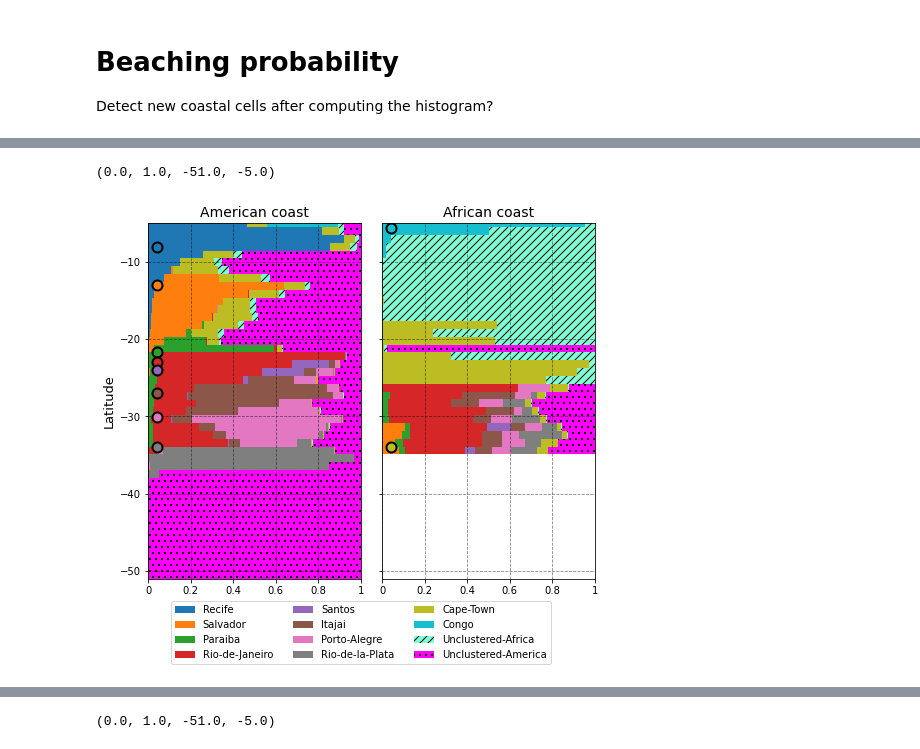
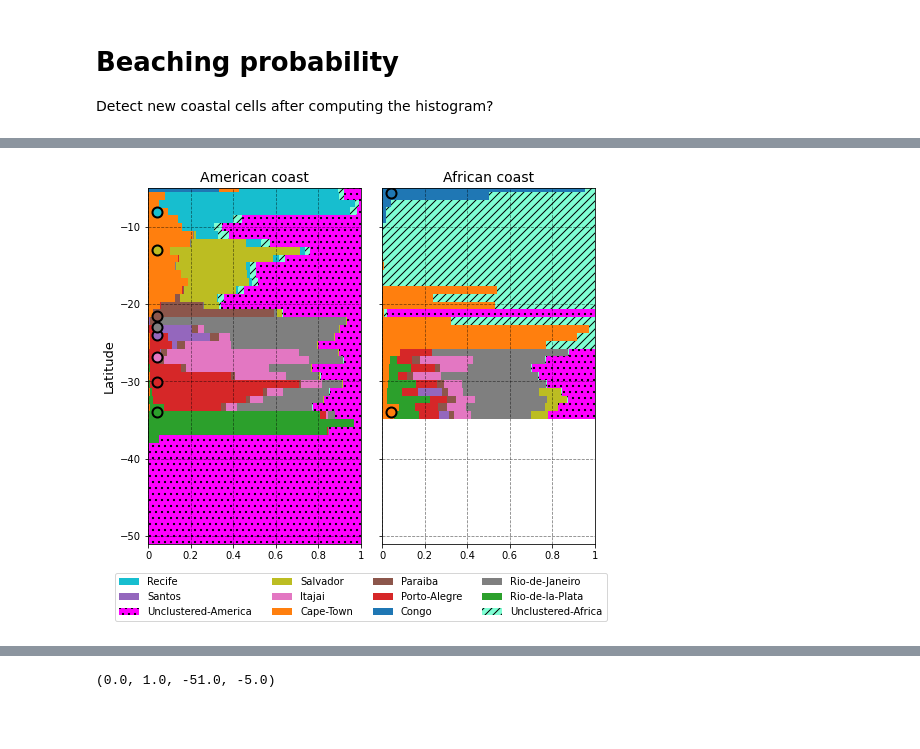
Before and after one commit to OceanParcels/BayesianAnalysis_SouthAtlantic, a Jupyter notebook: notebooks/article_plots.ipynb, the cells around one changed output, grey strips where cells are left out. Saved outputs shown, nothing was run; the diff lists cells and outputs as text; code cells hidden in the pictures; blank space fills up the shorter version.

Commit message:
Rearrange the plots. Update the notebooks and script for plotting

```diff
--- a/notebooks/article_plots.ipynb
+++ b/notebooks/article_plots.ipynb
@@ -46,2 +46,3 @@ ordered_labels = ['Recife',
 # %%
-clusters = ordered_labels[:-2]
+clusters = ordered_labels[:-1]
+clusters.pop(8)
@@ -89,6 +72,6 @@ Attributes:
 # %%
-labels = list(posterior.keys())
-labels.pop(-1)
+etiquetas = list(posterior.keys())
+etiquetas.pop(-1)
 # labels.pop(0)
 # %% [output]
 'counts'
@@ -563,6 +557,19 @@ Dimensions without coordinates: y
 african_sources = ['Congo', 'Cape-Town']
 american_sources = ['Paraiba', 'Itajai', 'Rio-de-la-Plata', 'Rio-de-Janeiro', 'Porto-Alegre', 'Santos',
                    'Recife', 'Salvador']
+# %%
+ordered_labels_2 = ['Recife',
+                 'Santos',
+                 'Unclustered-America',
+                   'Salvador',
+                    'Itajai',
+                    'Cape-Town',
+                    'Paraiba',
+                    'Porto-Alegre',
+                    'Congo',
+                    'Rio-de-Janeiro',
+                    'Rio-de-la-Plata',
+                    'Unclustered-Africa']
 # %%
 # x_colors = np.linspace(0,1, 9)
 # colors = cm.get_cmap('tab10')(x_colors)
@@ -574,64 +581,84 @@ ax = gs.subplots(sharey=True)
 lower_margin_am = 0
 lower_margin_af = 0
 
-for k, loc in enumerate(ordered_labels):
+handles = []
+
+for k, loc in enumerate(etiquetas):
 
     if loc in clusters:
         ax[0,0].barh(america['lat'], america[loc][0], label=loc, height=1.02,
                left=lower_margin_am, color=f'C{k}',align='center')
         lower_margin_am += np.nan_to_num(america[loc][0])
 
-        ax[0,1].barh(africa['lat'], africa[loc][0], height=1.02,
+        hdl = ax[0,1].barh(africa['lat'], africa[loc][0], height=1.02,
                left=lower_margin_af, color=f'C{k}', align='center')
         lower_margin_af += np.nan_to_num(africa[loc][0])
+
+        handles.append(hdl[0])
 
     elif loc=='Unclustered-Africa':
         ax[0,0].barh(america['lat'], america[loc][0], label=loc, height=1.02,
                left=lower_margin_am, color='aquamarine',align='center', hatch='///')
         lower_margin_am += np.nan_to_num(america[loc][0])
 
-        ax[0,1].barh(africa['lat'], africa[loc][0], height=1.02,
+        hdl = ax[0,1].barh(africa['lat'], africa[loc][0], height=1.02,
                left=lower_margin_af, color='aquamarine', align='center', hatch='///')
         lower_margin_af += np.nan_to_num(africa[loc][0])
+
+        handles.append(hdl[0])
 
     elif loc=='Unclustered-America':
         ax[0,0].barh(america['lat'], america[loc][0], label=loc, height=1.02,
                left=lower_margin_am, color='magenta',align='center', hatch='..')
         lower_margin_am += np.nan_to_num(america[loc][0])
 
-        ax[0,1].barh(africa['lat'], africa[loc][0], height=1.02,
+        hdl = ax[0,1].barh(africa['lat'], africa[loc][0], height=1.02,
                left=lower_margin_af, color='magenta', align='center', hatch='..')
         lower_margin_af += np.nan_to_num(africa[loc][0])
 
+        handles.append(hdl[0])
 
 
     if loc in african_sources:
         ax[0,1].scatter(0.04, river_sources[loc][0], color=f'C{k}', edgecolor='k', zorder=3, s=100,
                      linewidths=2)
 
     elif loc in american_sources:
         ax[0,0].scatter(0.04, river_sources[loc][0], color=f'C{k}', edgecolor='k', zorder=3, s=100,
                      linewidths=2)
 
 my_ticks = [0, 0.2, 0.4, 0.6, 0.8, 1]
 ax[0,0].set_xticklabels(my_ticks)
 ax[0,1].set_xticklabels(my_ticks)
 ax[0,0].set_ylim(-51, -5)
 ax[0,0].set_xlim(0, 1)
-ax[0,0].legend(bbox_to_anchor=(1, -0.15), loc='center', ncol=3)
+
 ax[0,0].set_title('American coast', fontsize=14)
 
 ax[0,1].set_title('African coast', fontsize=14)
+ax[0,1].set_xlim(0, 1)
+
 ax[0,0].set_ylabel('Latitude', fontsize=13)
 # ax[0,0].set_xlabel('Probability', fontsize=13)
 # ax[0,1].set_xlabel('Probability', fontsize=13)
 ax[0,0].grid(color='k', linestyle='--', alpha=0.5)
 ax[0,1].grid(color='k', linestyle='--', alpha=0.5)
 
 ax[1,0].axis('off')
 ax[1,1].axis('off')
 
-# plt.savefig('../article_figs/funky_plot_018', dpi=200)
+handles, leg_labels = ax[0,0].get_legend_handles_labels()
+new_handles = []
+
+for m in ordered_labels_2:
+    for n, loc in enumerate(leg_labels):
+        if loc == m:
+            new_handles.append(handles[n])
+
+# new_handles = list((new_handles, ordered_labels_2))
+ax[0,0].legend(new_handles, ordered_labels_2, bbox_to_anchor=(1, -0.15), loc='center', ncol=4)
+# ax[0,0].legend(bbox_to_anchor=(1, -0.15), loc='center', ncol=4)
+
+plt.savefig('../article_figs/Beaching_proba_updated', dpi=200)
 # %% [output]
-(0.0, 1.0, -51.0, -5.0)
-[figure, old version]
+[figure, new version]
```
Also changed, not shown: parts of 15 cells of this notebook, 1 other file.
